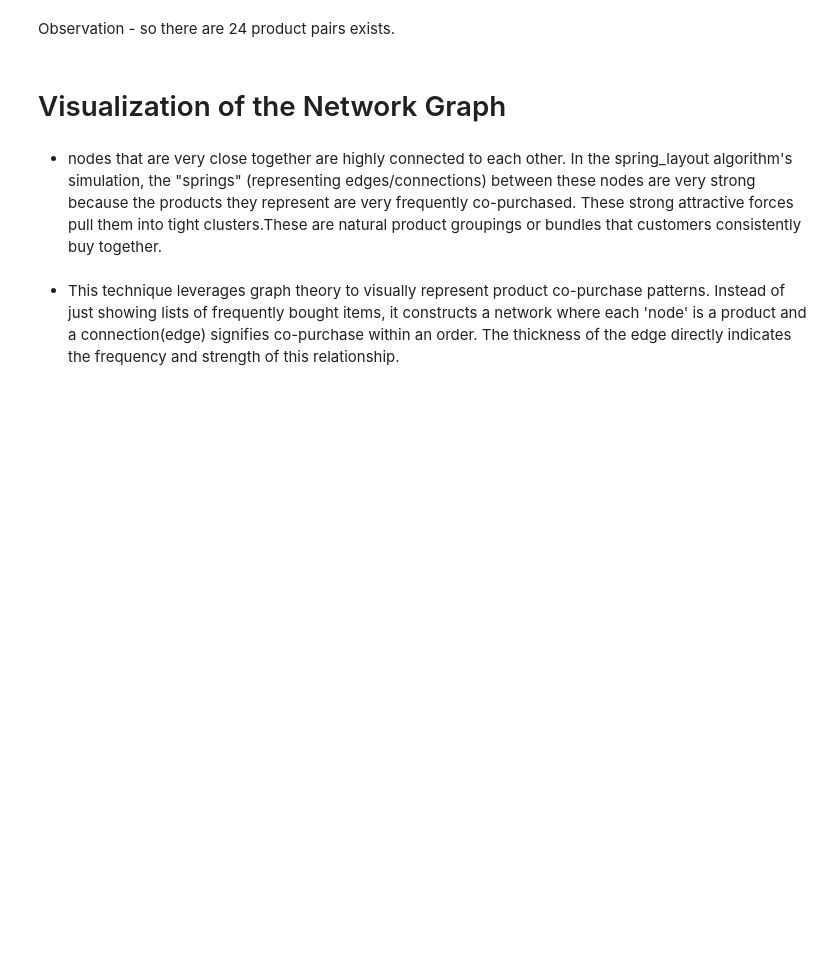
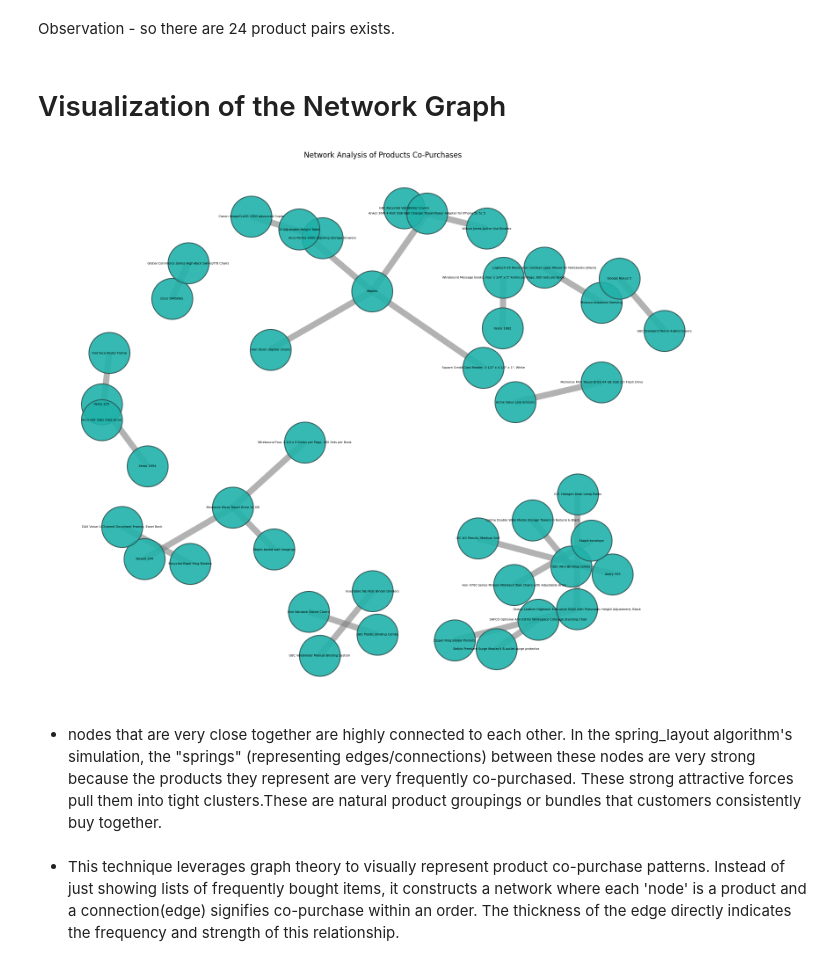
Before and after one commit to DivyanshuBITS/Machine-Learning-Project, a Jupyter notebook: Superstore.ipynb, the cells around one changed output. Saved outputs shown, nothing was run; the diff lists cells and outputs as text; code cells hidden in the pictures; blank space fills up the shorter version.

```diff
--- a/Superstore.ipynb
+++ b/Superstore.ipynb
@@ -115,16 +250,18 @@ for index, row in most_frequent_pairs.iterrows():
 # %%
 plt.figure(figsize = (20,16)) # I have increased figure size for better visualization
 pos = nx.spring_layout(G, k = 0.9, iterations = 70, seed = 42)
 # nodes (products)
 nx.draw_networkx_nodes(G, pos, node_size=4500, node_color='lightseagreen', alpha=0.9, linewidths=1.5, edgecolors='darkslategray')
 # edges(co-purchase links)
 max_freq = most_frequent_pairs['Frequency'].max()
 edge_widths = [d['weight'] / max_freq * 10 for u, v, d in G.edges(data=True)]
 nx.draw_networkx_edges(G, pos, edge_color='gray', width=edge_widths, alpha=0.6)
-nx.draw_networkx_labels(G, pos, font_size=9, font_weight='bold', font_color='red')
-plt.title(f"Network Analysis of Products Co-Purchases", size=22, weight='bold')
+nx.draw_networkx_labels(G, pos, font_size=5, font_color='black')
+plt.title(f"Network Analysis of Products Co-Purchases")
 plt.axis('off')
 plt.show()
+# %% [output]
+[figure, added]
 # %% [markdown]
 * nodes that are very close together are highly connected to each other.
 In the spring_layout algorithm's simulation, the "springs" (representing edges/connections) between these nodes are very strong because the products they represent are very frequently co-purchased. These strong attractive forces pull them into tight clusters.These are natural product groupings or bundles that customers consistently buy together.
```
Also changed, not shown: parts of 53 cells of this notebook.
